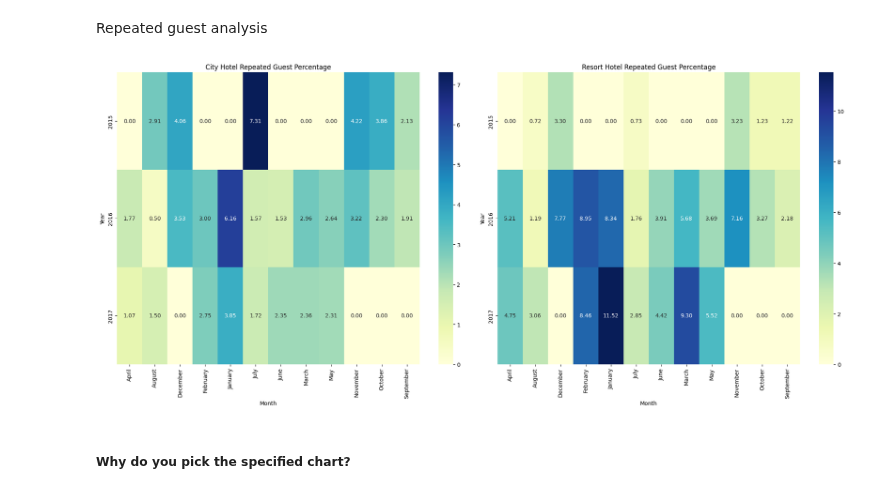
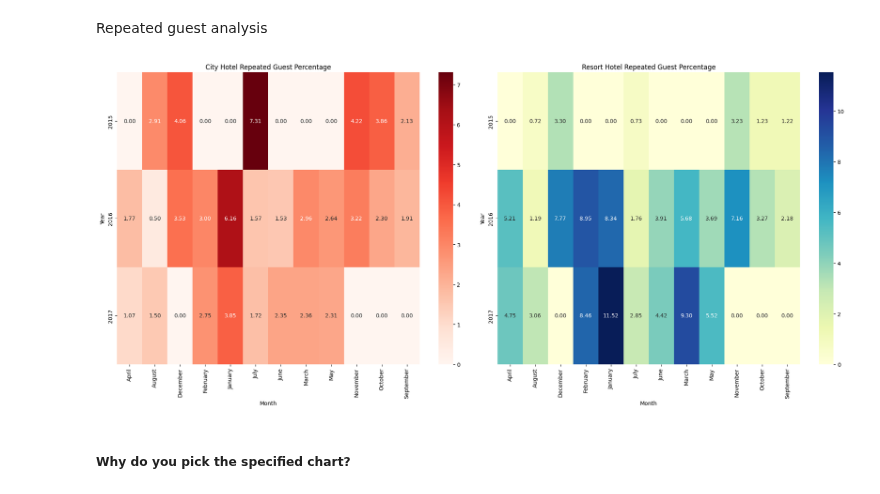
Before and after one commit to Codewith-Soumya/Hotel-Booking-Analysis, a Jupyter notebook: Hotel_booking_analysis_coding_Capstrone_Project_2.ipynb, the cells around one changed output. Saved outputs shown, nothing was run; the diff lists cells and outputs as text; code cells hidden in the pictures.

```diff
--- a/Hotel_booking_analysis_coding_Capstrone_Project_2.ipynb
+++ b/Hotel_booking_analysis_coding_Capstrone_Project_2.ipynb
@@ -769,35 +769,35 @@ def calculate_repeated_guest_percentage(data):
     percentage_repeated_guests = (repeated_guests / total_guests * 100).unstack().fillna(0)
     return percentage_repeated_guests
 
 # Filter the data
 city_hotel_data = hotel_booking_data[hotel_booking_data['hotel'] == 'City Hotel']
 resort_hotel_data = hotel_booking_data[hotel_booking_data['hotel'] == 'Resort Hotel']
 
 # Calculate the percentage of repeated guests
 city_percentage = calculate_repeated_guest_percentage(city_hotel_data)
 resort_percentage = calculate_repeated_guest_percentage(resort_hotel_data)
 
 # Create the heatmaps
 plt.figure(figsize=(20, 9))
 
 # Heatmap for City Hotel
 plt.subplot(1, 2, 1)
-sns.heatmap(city_percentage, cmap='YlGnBu', annot=True, fmt=".2f")
+sns.heatmap(city_percentage, cmap='Reds', annot=True, fmt=".2f")
 plt.title('City Hotel Repeated Guest Percentage')
 plt.xlabel('Month')
 plt.ylabel('Year')
 
 # Heatmap for Resort Hotel
 plt.subplot(1, 2, 2)
 sns.heatmap(resort_percentage, cmap='YlGnBu', annot=True, fmt=".2f")
 plt.title('Resort Hotel Repeated Guest Percentage')
 plt.xlabel('Month')
 plt.ylabel('Year')
 
 plt.tight_layout()
 plt.show()
 # %% [output]
-[figure, old version]
+[figure, new version]
 # %% [markdown]
 ##### Why do you pick the specified chart?
 # %% [markdown]
```
